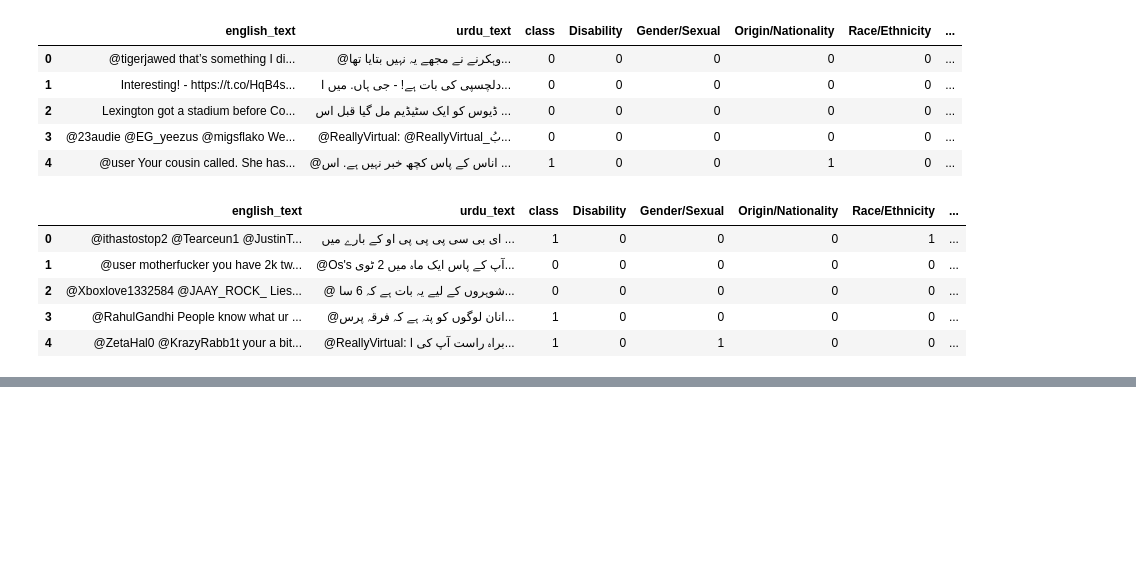
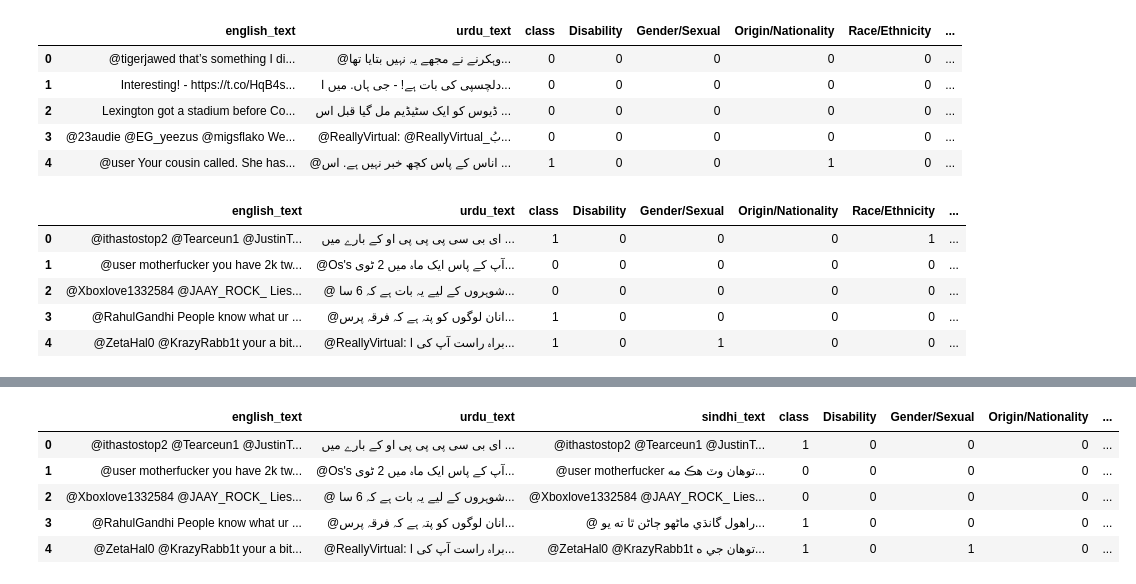
Before and after one commit to AbdulManaf12/Hate-Speech-Detection, a Jupyter notebook: Dataset Statistics/split_dataset.ipynb, the cells around one changed output, grey strips where cells are left out. Saved outputs shown, nothing was run; the diff lists cells and outputs as text; code cells hidden in the pictures; blank space fills up the shorter version.

```diff
--- a/Dataset Statistics/split_dataset.ipynb
+++ b/Dataset Statistics/split_dataset.ipynb
@@ -112,0 +156,9 @@ test.to_csv('dataset/test.csv', index=False)
+# %%
+test.head()
+# %% [output]
+|  | english_text | urdu_text | sindhi_text | class | Disability | Gender/Sexual | Origin/Nationality | ... |
+| 0 | @ithastostop2 @Tearceun1 @JustinT... | ای بی سی پی پی پی او کے بارے میں ... | @ithastostop2 @Tearceun1 @JustinT... | 1 | 0 | 0 | 0 | ... |
+| 1 | @user motherfucker you have 2k tw... | @Os's آپ کے پاس ایک ماہ میں 2 ٹوی... | @user motherfucker توهان وٽ هڪ مه... | 0 | 0 | 0 | 0 | ... |
+| 2 | @Xboxlove1332584 @JAAY_ROCK_ Lies... | @ شوہروں کے لیے یہ بات ہے کہ 6 سا... | @Xboxlove1332584 @JAAY_ROCK_ Lies... | 0 | 0 | 0 | 0 | ... |
+| 3 | @RahulGandhi People know what ur ... | @انان لوگوں کو پتہ ہے کہ فرقہ پرس... | @ راهول گانڌي ماڻهو ڄاڻن ٿا ته يو... | 1 | 0 | 0 | 0 | ... |
+| 4 | @ZetaHal0 @KrazyRabb1t your a bit... | @ReallyVirtual: براہ راست آپ کی ا... | @ZetaHal0 @KrazyRabb1t توهان جي ه... | 1 | 0 | 1 | 0 | ... |
```
Also changed, not shown: parts of 6 cells of this notebook, 1 other file.
